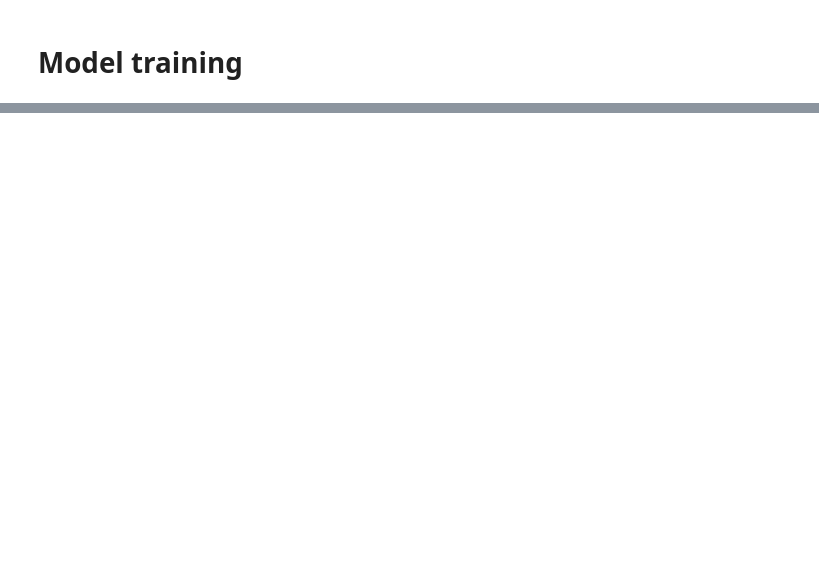
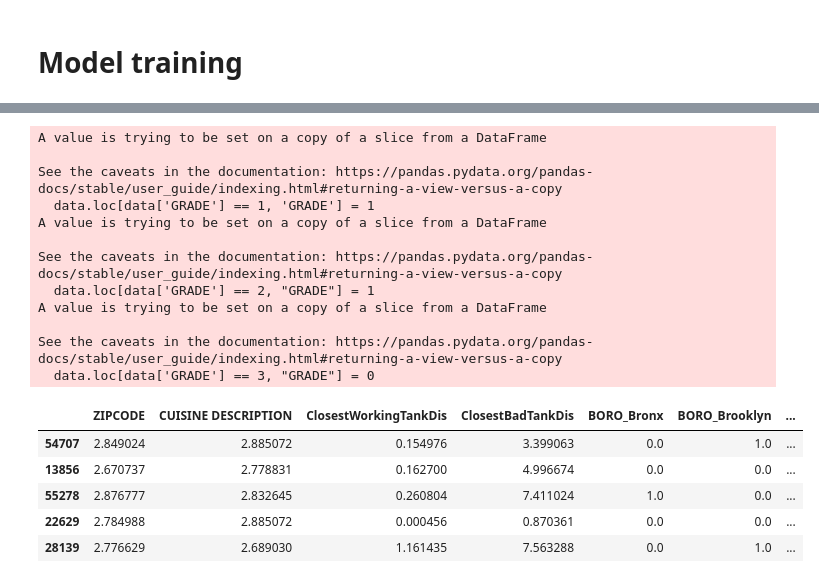
Before and after one commit to clarissarjtai/NYC-Restaurant-Sanitation-Level-Prediction, a Jupyter notebook: model_training.ipynb, the cells around one changed output, grey strips where cells are left out. Cells and saved outputs as stored; diff of their text form; code cells hidden in the pictures; blank space fills up the shorter version.

```diff
--- a/model_training.ipynb
+++ b/model_training.ipynb
@@ -39,0 +77,56 @@ data.head()
+# %%
+# Train test split
+data.loc[data['GRADE'] == 1, 'GRADE'] = 1
+data.loc[data['GRADE'] == 2, "GRADE"] = 1
+data.loc[data['GRADE'] == 3, "GRADE"] = 0
+
+dev, test = train_test_split(data, test_size=0.2, random_state=42)
+# train, val = train_test_split(dev, test_size=0.2, random_state=42)
+
+dev_Y = dev["GRADE"].astype(int)
+# train_Y = train["GRADE"].astype(int)
+# val_Y = val["GRADE"].astype(int)
+test_Y = test["GRADE"].astype(int)
+
+dev_X = dev.drop(columns=["GRADE"])
+test_X = test.drop(columns=["GRADE"])
+
+# scaling recency
+scaler = StandardScaler()
+
+# dev_X["RECENCY"] = scaler.fit_transform(np.reshape(np.array(dev_X["RECENCY"]), (-1, 1)))
+# test_X["RECENCY"] = scaler.transform(np.reshape(np.array(test_X["RECENCY"]), (-1, 1)))
+
+
+dev_X["ClosestBadTankDis"] = scaler.fit_transform(np.reshape(np.array(dev_X["ClosestBadTankDis"]), (-1, 1)))
+test_X["ClosestBadTankDis"] = scaler.transform(np.reshape(np.array(test_X["ClosestBadTankDis"]), (-1, 1)))
+
+# Maybe should drop the time-series aspect... makes sampling and validation so complicated
+
+# dev_X = dev_X.drop(columns=["PREV_GRADE", "RECENCY", "INSPECTION_DATE"])
+# test_X = test_X.drop(columns=["PREV_GRADE", "RECENCY"])
+
+# Final columns to use for training:
+# dev_X.head()
+dev_X = dev_X.fillna(0)
+test_X = test_X.fillna(0)
+dev.head()
+# %% [output]
+A value is trying to be set on a copy of a slice from a DataFrame
+
+See the caveats in the documentation: https://pandas.pydata.org/pandas-docs/stable/user_guide/indexing.html#returning-a-view-versus-a-copy
+  data.loc[data['GRADE'] == 1, 'GRADE'] = 1
+A value is trying to be set on a copy of a slice from a DataFrame
+
+See the caveats in the documentation: https://pandas.pydata.org/pandas-docs/stable/user_guide/indexing.html#returning-a-view-versus-a-copy
+  data.loc[data['GRADE'] == 2, "GRADE"] = 1
+A value is trying to be set on a copy of a slice from a DataFrame
+
+See the caveats in the documentation: https://pandas.pydata.org/pandas-docs/stable/user_guide/indexing.html#returning-a-view-versus-a-copy
+  data.loc[data['GRADE'] == 3, "GRADE"] = 0
+|  | ZIPCODE | CUISINE DESCRIPTION | ClosestWorkingTankDis | ClosestBadTankDis | BORO_Bronx | BORO_Brooklyn | ... |
+| 54707 | 2.849024 | 2.885072 | 0.154976 | 3.399063 | 0.0 | 1.0 | ... |
+| 13856 | 2.670737 | 2.778831 | 0.162700 | 4.996674 | 0.0 | 0.0 | ... |
+| 55278 | 2.876777 | 2.832645 | 0.260804 | 7.411024 | 1.0 | 0.0 | ... |
+| 22629 | 2.784988 | 2.885072 | 0.000456 | 0.870361 | 0.0 | 0.0 | ... |
+| 28139 | 2.776629 | 2.689030 | 1.161435 | 7.563288 | 0.0 | 1.0 | ... |
```
Also changed, not shown: parts of 12 cells of this notebook, 7 other files.
